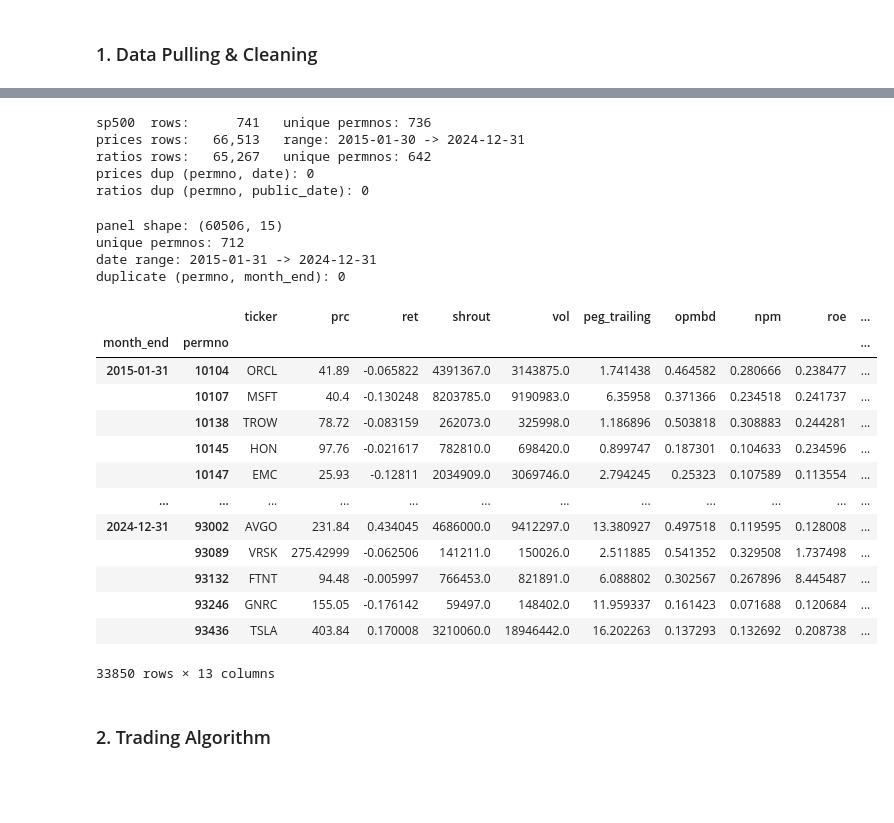
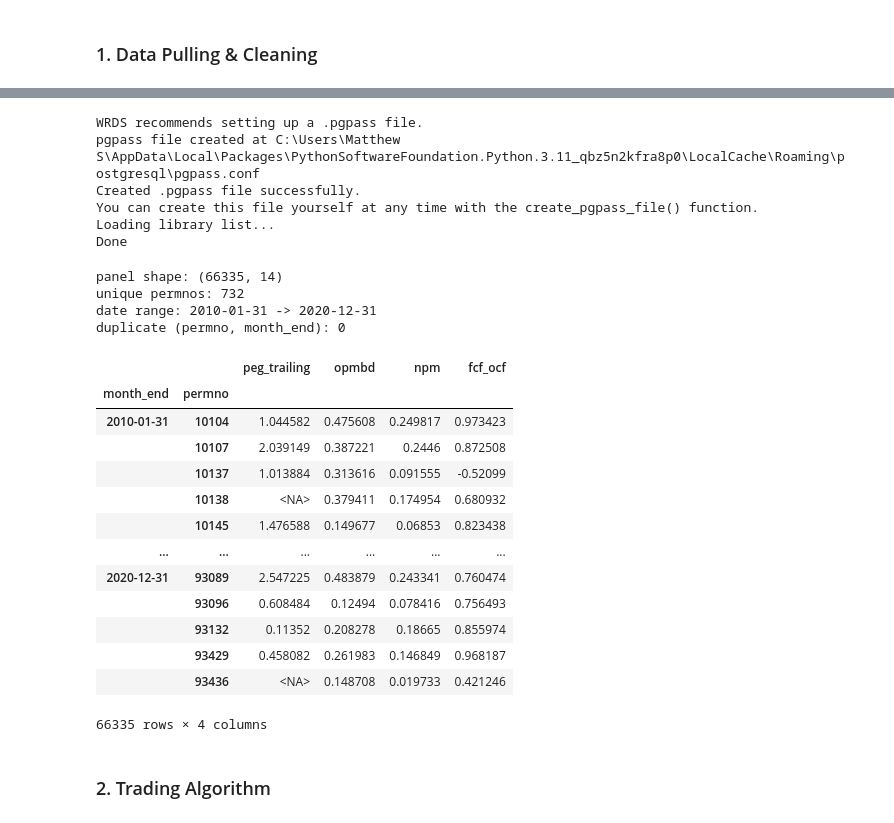
Before and after one commit to MatthewSmithseree/long-short-quantamental-equities, a Jupyter notebook: strategy.ipynb, the cells around one changed output, grey strips where cells are left out. Drawn from its saved outputs; the diff is of its cells as text; code cells hidden in the pictures; blank space fills up the shorter version.

```diff
--- a/strategy.ipynb
+++ b/strategy.ipynb
@@ -99,3 +81,29 @@ Done
+# %%
+# Time
+START = "2000-01-01"
+END   = "2020-12-31" #latest data
+
+# Cache folder for WRDS pulls
+CACHE = Path("./wrds_cache"); CACHE.mkdir(exist_ok=True)
+
+# Connect to WRDS (prompts for username/password the first time only)
+db = wrds.Connection()
+
+# Tiny cache helper: pull once, then read parquet on reruns
+def pull(name, sql, date_cols=None):
+    f = CACHE / f"{name}.parquet"
+    if f.exists():
+        return pd.read_parquet(f)
+    df = db.raw_sql(sql, date_cols=date_cols)
+    df.to_parquet(f)
+    return df
+# %% [output]
+WRDS recommends setting up a .pgpass file.
+pgpass file created at C:\Users\Matthew S\AppData\Local\Packages\PythonSoftwareFoundation.Python.3.11_qbz5n2kfra8p0\LocalCache\Roaming\postgresql\pgpass.conf
+Created .pgpass file successfully.
+You can create this file yourself at any time with the create_pgpass_file() function.
+Loading library list...
+Done
 # %%
 # Clear cached WRDS parquet files so schema changes are picked up on rerun
 for parquet_file in CACHE.glob('*.parquet'):
@@ -125,7 +133,7 @@ prices = pull("prices", f"""
 # Dedupe boundary-date duplicates from msenames join (keep most recent ticker)
 prices = prices.drop_duplicates(subset=['permno', 'date'], keep='last')
 
-ratio_list = ['peg_trailing', 'opmbd', 'npm', 'roe', 'roa', 'fcf_ocf']
+ratio_list = ['peg_trailing', 'opmbd', 'npm', 'fcf_ocf']
 ratio_cols = ', '.join(ratio_list)
 
 # --- 3. Financial ratios ---
@@ -143,12 +151,6 @@ print(f"prices rows: {len(prices):>8,}   range: {prices.date.min().date()} -> {p
 print(f"ratios rows: {len(ratios):>8,}   unique permnos: {ratios.permno.nunique():,}")
 print(f"prices dup (permno, date): {prices.duplicated(['permno', 'date']).sum()}")
 print(f"ratios dup (permno, public_date): {ratios.duplicated(['permno', 'public_date']).sum()}")
-# %% [output]
-sp500  rows:      741   unique permnos: 736
-prices rows:   66,513   range: 2015-01-30 -> 2024-12-31
-ratios rows:   65,267   unique permnos: 642
-prices dup (permno, date): 0
-ratios dup (permno, public_date): 0
 # %%
 # --- Membership spine: (permno, month_end) for every month a stock was in S&P 500 ---
 month_ends = pd.date_range(START, END, freq='ME')
@@ -174,8 +176,12 @@ panel = (
     .reset_index(drop=True)
 )
 
+# New computed columns
+
 panel['mktcap'] = panel['prc'].abs() * panel['shrout']
 panel['dollar_volume'] = panel['prc'].abs() * panel['vol']
+panel['12-1_ret'] = panel.groupby('permno')['ret'].transform(
+    lambda s: (1 + s).rolling(11).apply(np.prod, raw=True).shift(1) - 1 )
 
 # Sanity checks
 print(f"panel shape: {panel.shape}")
@@ -183,33 +189,35 @@ print(f"unique permnos: {panel.permno.nunique()}")
 print(f"date range: {panel.month_end.min().date()} -> {panel.month_end.max().date()}")
 print(f"duplicate (permno, month_end): {panel.duplicated(['permno', 'month_end']).sum()}")
 # %% [output]
-panel shape: (60506, 15)
-unique permnos: 712
-date range: 2015-01-31 -> 2024-12-31
+panel shape: (66335, 14)
+unique permnos: 732
+date range: 2010-01-31 -> 2020-12-31
 duplicate (permno, month_end): 0
 # %%
 panel['month_end'] = pd.to_datetime(panel['month_end'])
 panel.set_index(['month_end', 'permno'], inplace=True)
 panel.sort_index(inplace=True)
+panel[ratio_list] = panel.groupby('permno')[ratio_list].ffill()
+
+display(panel[ratio_list].groupby('permno')[ratio_list].ffill())
+
 panel = panel.dropna()
-# panel = panel.dropna(how='all')
 panel.to_csv('stock-panel-data.csv')
-panel
 # %% [output]
-|  |  | ticker | prc | ret | shrout | vol | peg_trailing | opmbd | npm | roe | ... |
-| month_end | permno |  |  |  |  |  |  |  |  |  | ... |
-| 2015-01-31 | 10104 | ORCL | 41.89 | -0.065822 | 4391367.0 | 3143875.0 | 1.741438 | 0.464582 | 0.280666 | 0.238477 | ... |
-|  | 10107 | MSFT | 40.4 | -0.130248 | 8203785.0 | 9190983.0 | 6.35958 | 0.371366 | 0.234518 | 0.241737 | ... |
-|  | 10138 | TROW | 78.72 | -0.083159 | 262073.0 | 325998.0 | 1.186896 | 0.503818 | 0.308883 | 0.244281 | ... |
-|  | 10145 | HON | 97.76 | -0.021617 | 782810.0 | 698420.0 | 0.899747 | 0.187301 | 0.104633 | 0.234596 | ... |
-|  | 10147 | EMC | 25.93 | -0.12811 | 2034909.0 | 3069746.0 | 2.794245 | 0.25323 | 0.107589 | 0.113554 | ... |
-| ... | ... | ... | ... | ... | ... | ... | ... | ... | ... | ... | ... |
-| 2024-12-31 | 93002 | AVGO | 231.84 | 0.434045 | 4686000.0 | 9412297.0 | 13.380927 | 0.497518 | 0.119595 | 0.128008 | ... |
-|  | 93089 | VRSK | 275.42999 | -0.062506 | 141211.0 | 150026.0 | 2.511885 | 0.541352 | 0.329508 | 1.737498 | ... |
-|  | 93132 | FTNT | 94.48 | -0.005997 | 766453.0 | 821891.0 | 6.088802 | 0.302567 | 0.267896 | 8.445487 | ... |
-|  | 93246 | GNRC | 155.05 | -0.176142 | 59497.0 | 148402.0 | 11.959337 | 0.161423 | 0.071688 | 0.120684 | ... |
-|  | 93436 | TSLA | 403.84 | 0.170008 | 3210060.0 | 18946442.0 | 16.202263 | 0.137293 | 0.132692 | 0.208738 | ... |
+|  |  | peg_trailing | opmbd | npm | fcf_ocf |
+| month_end | permno |  |  |  |  |
+| 2010-01-31 | 10104 | 1.044582 | 0.475608 | 0.249817 | 0.973423 |
+|  | 10107 | 2.039149 | 0.387221 | 0.2446 | 0.872508 |
+|  | 10137 | 1.013884 | 0.313616 | 0.091555 | -0.52099 |
+|  | 10138 | <NA> | 0.379411 | 0.174954 | 0.680932 |
+|  | 10145 | 1.476588 | 0.149677 | 0.06853 | 0.823438 |
+| ... | ... | ... | ... | ... | ... |
+| 2020-12-31 | 93089 | 2.547225 | 0.483879 | 0.243341 | 0.760474 |
+|  | 93096 | 0.608484 | 0.12494 | 0.078416 | 0.756493 |
+|  | 93132 | 0.11352 | 0.208278 | 0.18665 | 0.855974 |
+|  | 93429 | 0.458082 | 0.261983 | 0.146849 | 0.968187 |
+|  | 93436 | <NA> | 0.148708 | 0.019733 | 0.421246 |
-33850 rows × 13 columns
+66335 rows × 4 columns
 # %% [markdown]
 ### 2. Trading Algorithm ###
 # %%
```
Also changed, not shown: parts of 5 cells of this notebook, 7 other files.
